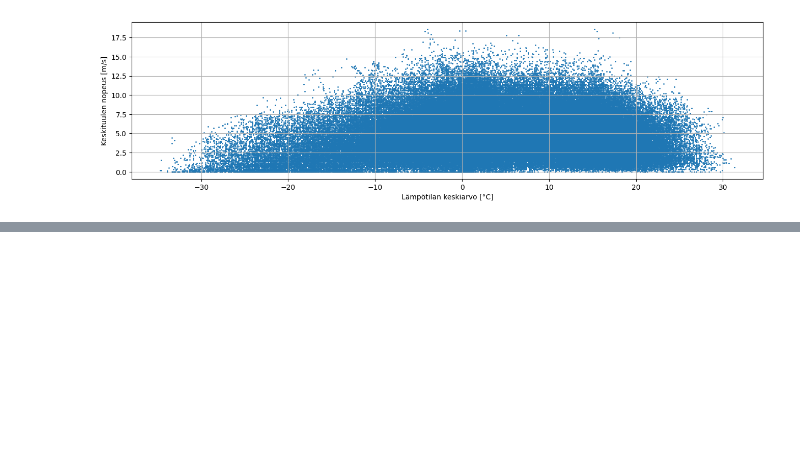
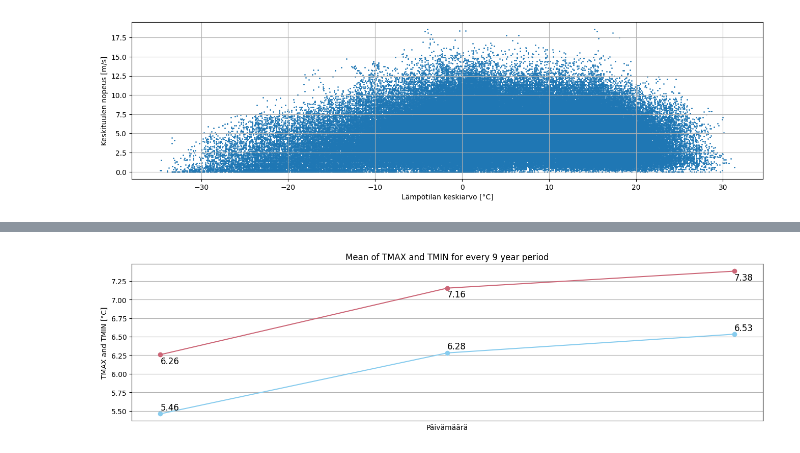
Before and after one commit to wonkybream/weather-exploration, a Jupyter notebook: Sää.ipynb, the cells around one changed output, grey strips where cells are left out. Cells and saved outputs as stored; diff of their text form; code cells hidden in the pictures; blank space fills up the shorter version.

```diff
--- a/Sää.ipynb
+++ b/Sää.ipynb
@@ -112,3 +210,27 @@ plt.show()
+# %%
+# plot
+x = bigger_snapshot_df.select("Päivämäärä").to_series()
+y1 = bigger_snapshot_df.select("tmax").to_series()
+y2 = bigger_snapshot_df.select("tmin").to_series()
+
+fig, ax = plt.subplots(figsize=(16, 4))
+ax.grid(visible=True)
+ax.plot(x, y1, "o-", color="#CC6677")
+ax.plot(x, y2, "o-", color="#88CCEE")
+
+ax.set_title("Mean of TMAX and TMIN for every 9 year period")
+ax.set_xlabel("Päivämäärä")
+ax.set_ylabel("TMAX and TMIN [°C]")
+
+for i, item in enumerate(zip(y1, y2)):
+    ax.text(x[i], y1[i] - .12, f"{item[0]:0.2f}", fontsize=12)
+    ax.text(x[i], y2[i] + .05, f"{item[1]:0.2f}", fontsize=12)
+
+ax.set_xticks([])
+
+plt.show()
+# %% [output]
+[figure, added]
 # %% [markdown]
 ## The components of a Matplotlib Figure
 
```
Also changed, not shown: parts of 7 cells of this notebook.
